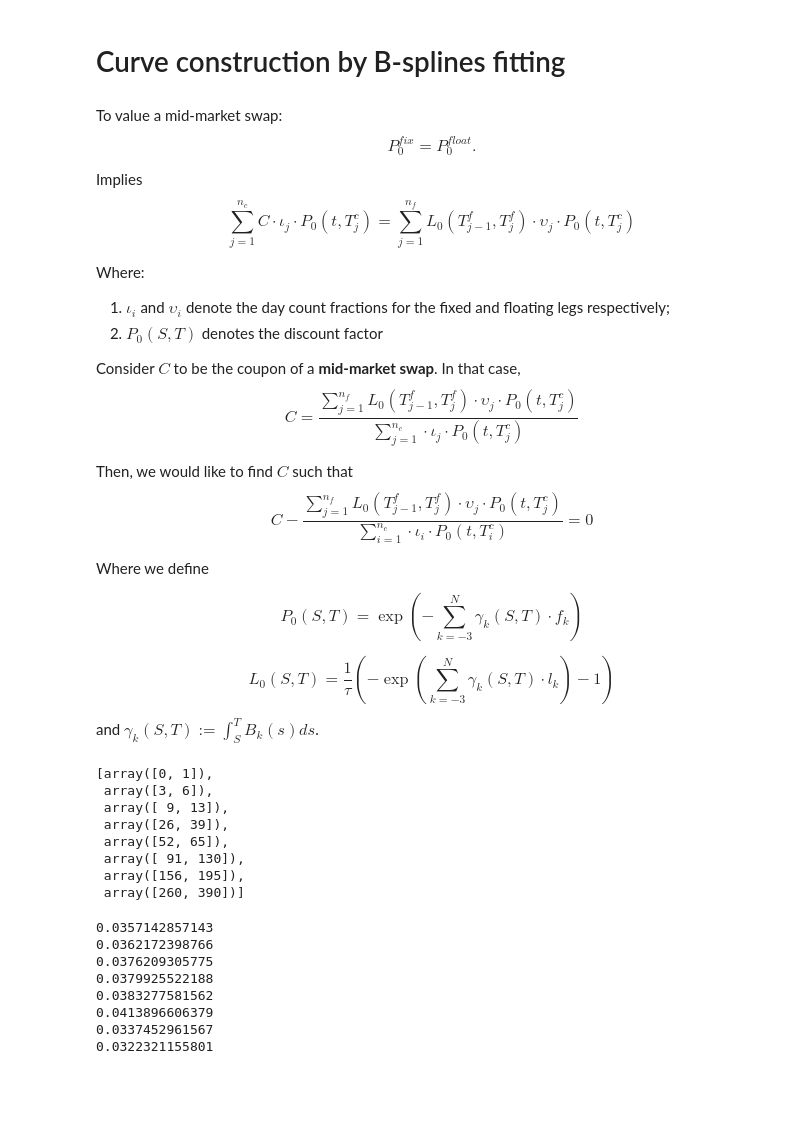
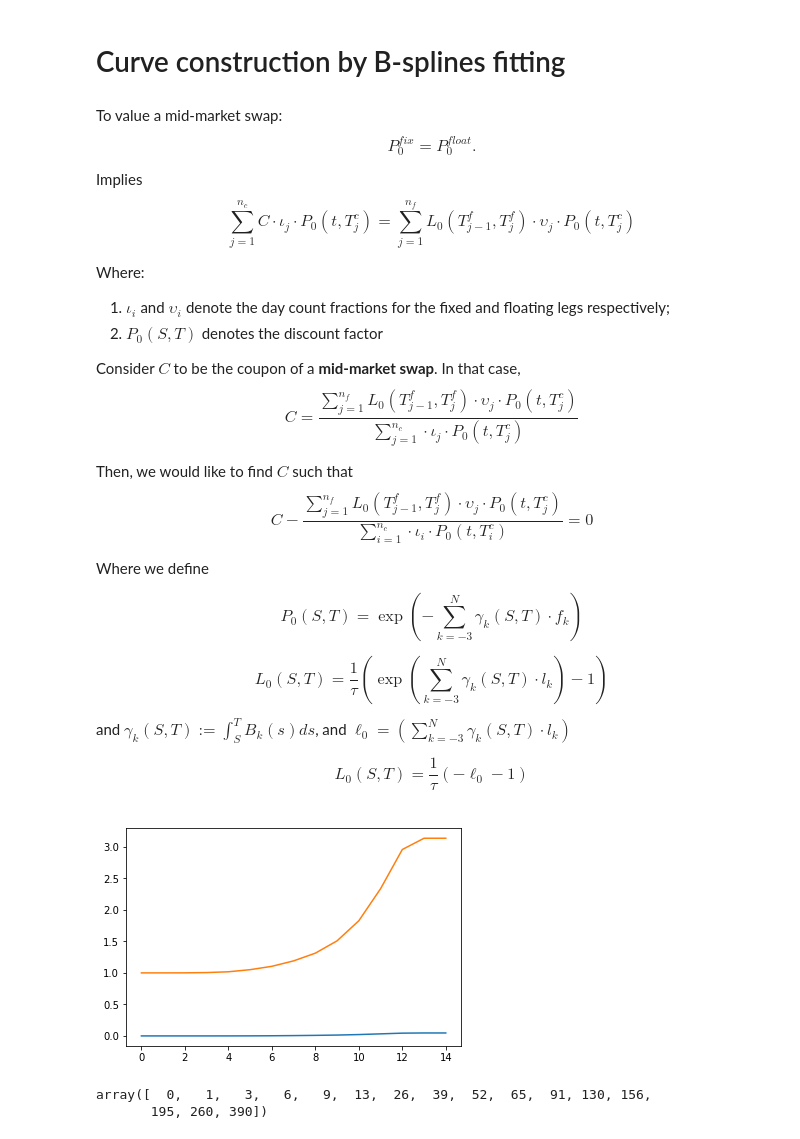
Before and after one commit to gerdm/TGMAFFIRO, a Jupyter notebook: curves/B-Spline.ipynb, the cells around one changed output. Cells and saved outputs as stored; diff of their text form; code cells hidden in the pictures; blank space fills up the shorter version.

Commit message:
edit bspline notebook

```diff
--- a/curves/B-Spline.ipynb
+++ b/curves/B-Spline.ipynb
@@ -155,10 +153,14 @@ $$
 $$
 
 $$
-    L_0(S, T) = \frac{1}{\tau}\left(-\exp\left(\sum_{k=-3}^{N}\gamma_k(S,T) \cdot l_k\right)-1\right)
+    L_0(S, T) = \frac{1}{\tau}\left(\exp\left(\sum_{k=-3}^{N}\gamma_k(S,T) \cdot l_k\right)-1\right)
 $$
 
-and $\gamma_k(S,T) := \int_S^TB_k(s) ds$.
+and $\gamma_k(S,T) := \int_S^TB_k(s) ds$, and $\ell_0 = \left(\sum_{k=-3}^{N}\gamma_k(S,T) \cdot l_k\right)$
+
+$$
+L_0(S, T) = \frac{1}{\tau}\left(-\ell_0-1\right)
+$$
 # %%
 nx1_instruments = np.array([1, 3, 6, 9, 13, 26, 39, 52, 65, 91, 130, 156, 195, 260, 390])
 mid_mkt = np.array([0.0409 ,  0.04315,  0.0446 ,  0.046  ,  0.04765,  0.05035,
@@ -175,28 +177,18 @@ f_factors_init = np.random.randn(bspline.len_knots)
 
 discount_factors = np.exp(-bspline.integrate_coef(d_factors_init, nx1_instruments).cumsum() / 100)
 forward_factors = np.exp(-bspline.integrate_coef(f_factors_init, nx1_instruments).cumsum() / 100)
+# %%
+ell0 = bspline.integrate_coef(f_factors_init, nx1_instruments).cumsum() / 100
+forward_factors = 1/28 * (np.exp(ell0) - 1)
+discount_factors = np.exp(-bspline.integrate_coef(d_factors_init, nx1_instruments).cumsum() / 100)
+
+plt.plot(forward_factors)
+plt.plot(discount_factors)
+plt.show()
+# %% [output]
+[figure, added]
 # %%
-np.split(np.insert(nx1_instruments, 0, 0), 8)
+np.insert(nx1_instruments, 0, 0)
 # %% [output]
-[array([0, 1]),
- array([3, 6]),
- array([ 9, 13]),
- array([26, 39]),
- array([52, 65]),
- array([ 91, 130]),
- array([156, 195]),
- array([260, 390])]
+array([  0,   1,   3,   6,   9,  13,  26,  39,  52,  65,  91, 130, 156,
+       195, 260, 390])
-# %%
-for ix, pair in enumerate(_45):
-    coefs = forward_factors[ix:ix+2]
-    forward_factor = np.exp(-bspline.integrate_coef(coefs, *pair) / 100) / 28
-    print(forward_factor)
-# %% [output]
-0.0357142857143
-0.0362172398766
-0.0376209305775
-0.0379925522188
-0.0383277581562
-0.0413896606379
-0.0337452961567
-0.0322321155801
```
Also changed, not shown: parts of 13 cells of this notebook.
